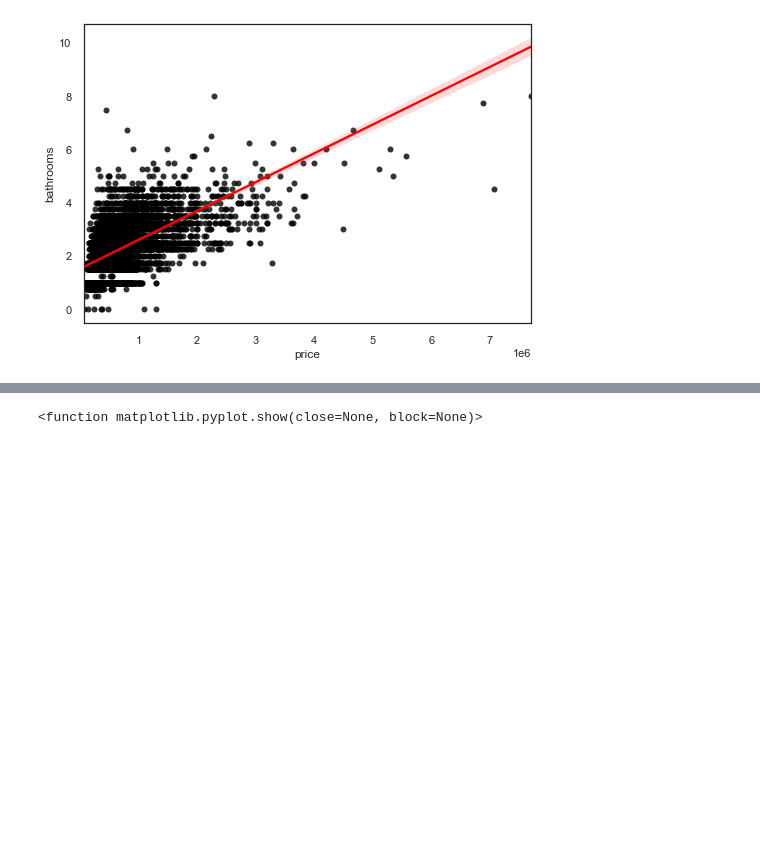
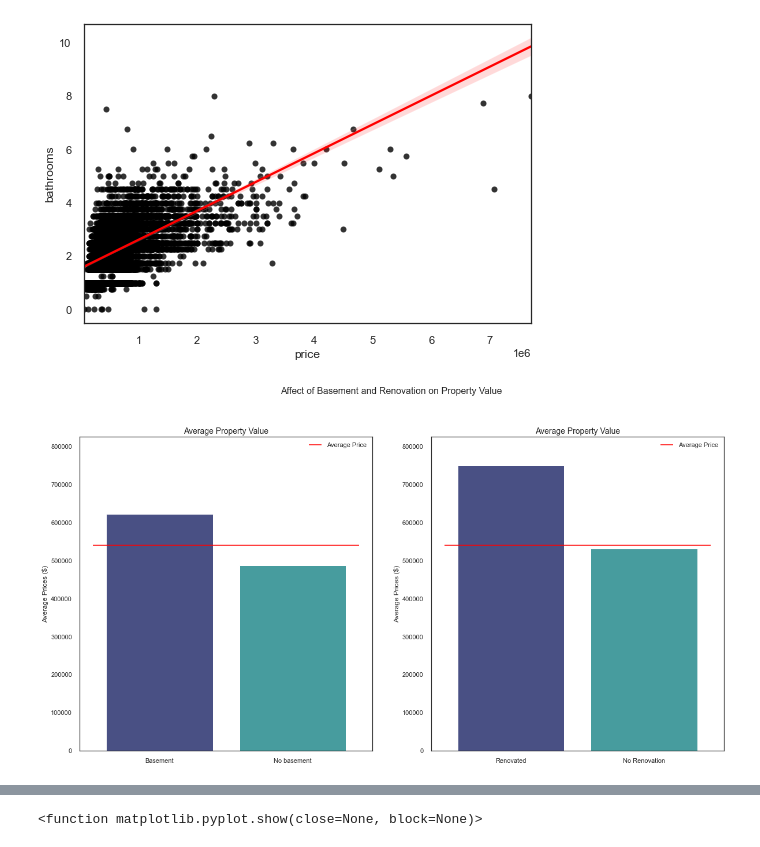
Before and after one commit to Astroraf/Housing_Predictions_Model, a Jupyter notebook: working_notebooks/final_bakeoff_modeling_process.ipynb, the cells around one changed output, grey strips where cells are left out. Cells and saved outputs as stored; diff of their text form; code cells hidden in the pictures; blank space fills up the shorter version.

```diff
--- a/working_notebooks/final_bakeoff_modeling_process.ipynb
+++ b/working_notebooks/final_bakeoff_modeling_process.ipynb
@@ -32,7 +31,7 @@ plt.style.use('seaborn')
 sns.set(style="white")
 # %%
 # read in data set
-hf = pd.read_csv('kc_house_data_train.csv')
+hf = pd.read_csv('working_notebooks/kc_house_data_train.csv')
 # %%
 # create a copy of the data set for visuals
 hf1 = hf.copy()
@@ -75,3 +74,53 @@ sns.regplot(hf['price'],hf['bathrooms'], scatter_kws={"color": "black"}, line_kw
 # %% [output]
 <AxesSubplot:xlabel='price', ylabel='bathrooms'>
 [figure]
+# %%
+# Take in all the houses that have a basement and do not have basement and calculate the mean pricee for these
+# houses
+basement = hf[(hf["sqft_basement"] != 0)]
+basement_mean = basement.price.mean()
+no_basement = hf[(hf["sqft_basement"] == 0)]
+no_basement_mean = no_basement.price.mean()
+
+#mean values to plot
+renovated = hf[(hf["yr_renovated"] > 0)]
+renovated_mean = renovated.price.mean()
+not_renovated = hf[(hf["yr_renovated"] == 0)]
+not_renovated_mean = not_renovated.price.mean()
+
+#prepare plot labels
+label_basement = ["Basement", "No basement"]
+values_basement = [basement_mean, no_basement_mean]
+label_renovation = ["Renovated", "No Renovation"]
+values_renovation = [renovated_mean, not_renovated_mean]
+
+# Barplots
+fig, ax = plt.subplots(1, 2, figsize=(20, 10))
+
+sns.barplot(ax=ax[0], x=label_basement, y=values_basement, palette="mako")
+sns.barplot(ax=ax[1], x=label_renovation, y=values_renovation, palette="mako")
+
+hf_mean_price = hf.price.mean()
+
+ax[0].hlines(hf_mean_price, -.5 ,1.5, colors="red", label="Average Price") #plot average price horizontal line
+ax[1].hlines(hf_mean_price, -.5 ,1.5, colors="red", label="Average Price") #plot average price horizontal line
+
+#prettify graph
+ax[0].set_ylabel("Average Prices ($)", size=12)
+ax[0].set_title("Average Property Value", size=14)
+ax[0].set_ylim(0,1.1*renovated_mean)
+ax[0].legend()
+
+ax[1].set_ylabel("Average Prices ($)", size=12)
+ax[1].set_title("Average Property Value", size=14, )
+ax[1].set_ylim(0,1.1*renovated_mean)
+ax[1].legend()
+
+plt.suptitle("Affect of Basement and Renovation on Property Value", size=16, y=1)
+
+#uncomment below to export image
+# plt.savefig("images/basement_renovation_value.png",bbox_inches = "tight")
+plt.savefig('basement_renov')
+plt.show();
+# %% [output]
+[figure, added]
```
Also changed, not shown: parts of 3 cells of this notebook.
